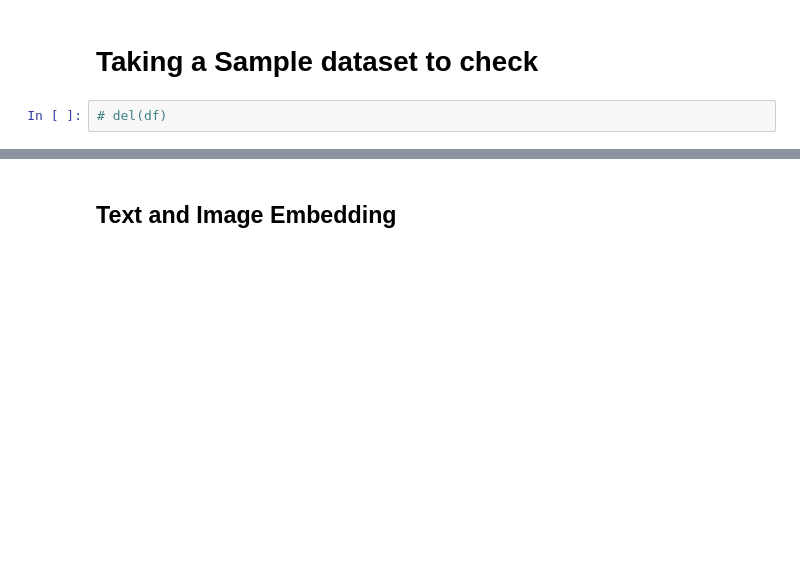
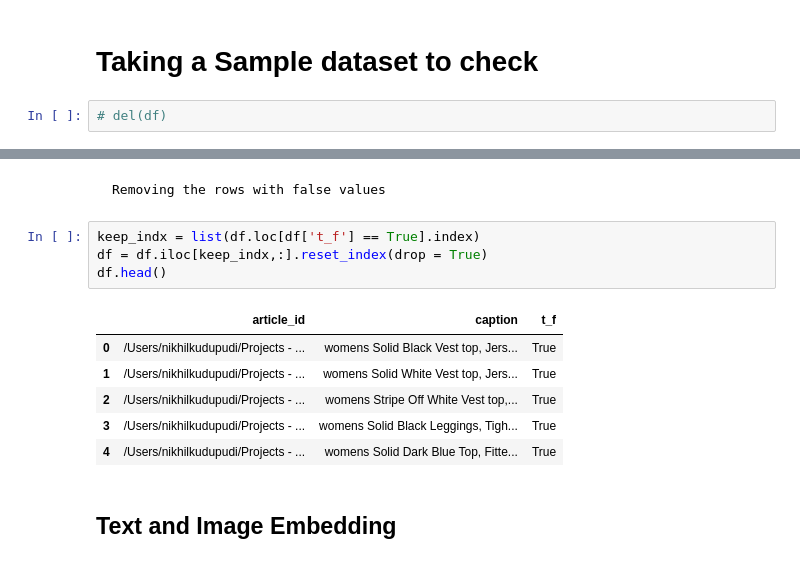
Before and after one commit to NikhilK-crypto/SmartStyleHub, a Jupyter notebook: CLIP_finetuning_nikhil.ipynb, the cells around one changed output, grey strips where cells are left out. Saved outputs shown, nothing was run; the diff lists cells and outputs as text; blank space fills up the shorter version.

```diff
--- a/CLIP_finetuning_nikhil.ipynb
+++ b/CLIP_finetuning_nikhil.ipynb
@@ -54,3 +78,16 @@ See the caveats in the documentation: https://pandas.pydata.org/pandas-docs/stab
+# %% [markdown]
+    Removing the rows with false values
+# %%
+keep_indx = list(df.loc[df['t_f'] == True].index)
+df = df.iloc[keep_indx,:].reset_index(drop = True)
+df.head()
+# %% [output]
+|  | article_id | caption | t_f |
+| 0 | /Users/nikhilkudupudi/Projects - ... | womens Solid Black Vest top, Jers... | True |
+| 1 | /Users/nikhilkudupudi/Projects - ... | womens Solid White Vest top, Jers... | True |
+| 2 | /Users/nikhilkudupudi/Projects - ... | womens Stripe Off White Vest top,... | True |
+| 3 | /Users/nikhilkudupudi/Projects - ... | womens Solid Black Leggings, Tigh... | True |
+| 4 | /Users/nikhilkudupudi/Projects - ... | womens Solid Dark Blue Top, Fitte... | True |
 # %% [markdown]
 ## Text and Image Embedding
 # %%
```
Also changed, not shown: parts of 18 cells of this notebook.
